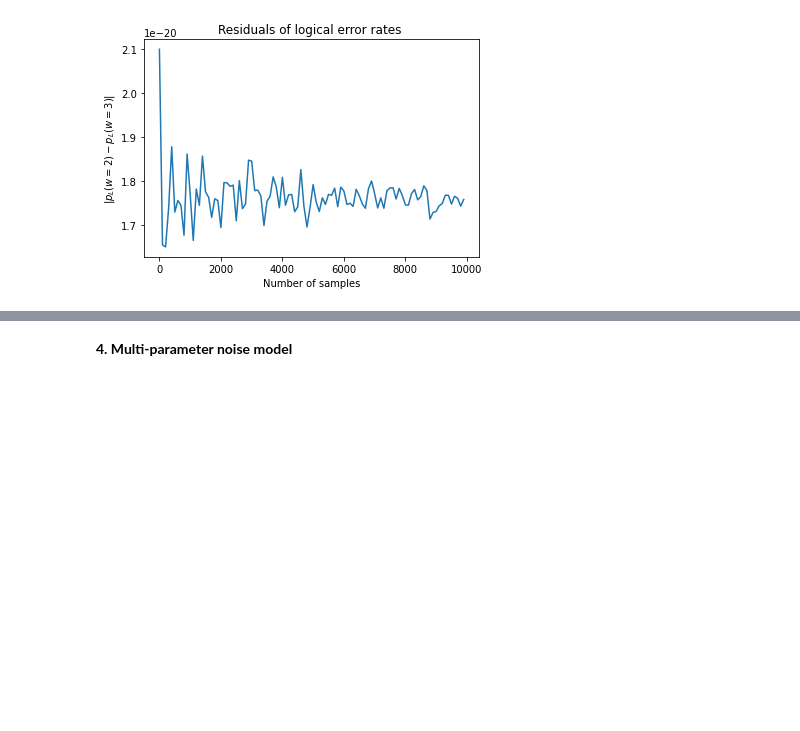
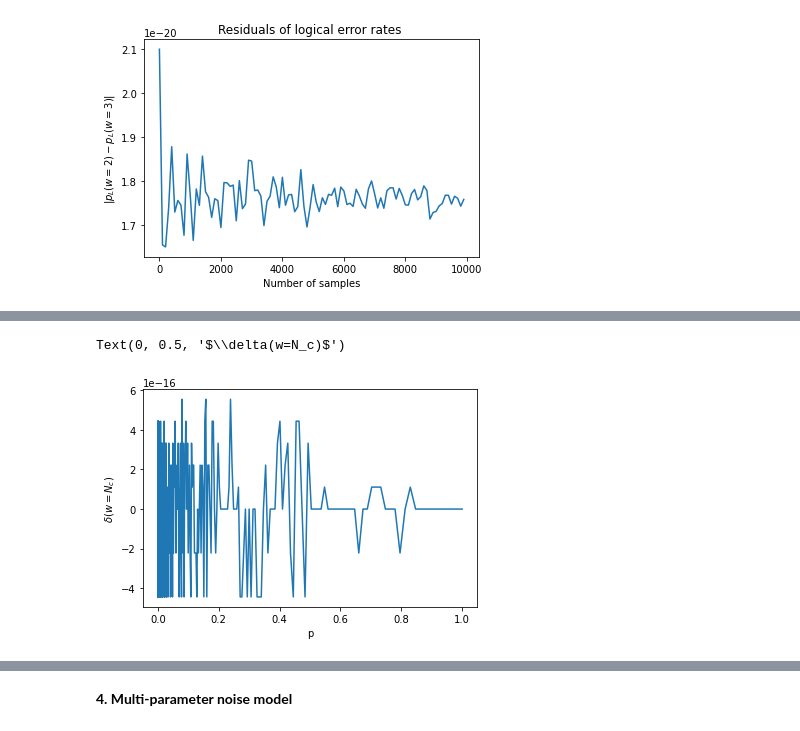
Before and after one commit to dpwinter/PECOS_WS_solutions, a Jupyter notebook: subset_sampling.ipynb, the cells around one changed output, grey strips where cells are left out. Cells and saved outputs as stored; diff of their text form; code cells hidden in the pictures; blank space fills up the shorter version.

```diff
--- a/subset_sampling.ipynb
+++ b/subset_sampling.ipynb
@@ -432,0 +447,15 @@ Wall time: 1min 8s
+# %%
+# Sanity check 2: Delta should always be positive for any p
+n_gates = len(ghz)
+A_w = lambda p,w,N: math.comb(N,w) * p**(w) * (1-p)**(N-w)
+delta = lambda p: 1 - np.sum([A_w(p, w, n_gates) for w in range(n_gates+1)])
+x = np.logspace(-9,0,1000)
+y = [delta(p) for p in x]
+plt.plot(x,y)
+plt.xlabel('p')
+plt.ylabel(r'$\delta(w=N_c)$');
+# Observing that delta assumes negative values,
+# at this scale we should consider delta=0.
+# %% [output]
+Text(0, 0.5, '$\\delta(w=N_c)$')
+[figure, added]
```
Also changed, not shown: parts of 7 cells of this notebook.
